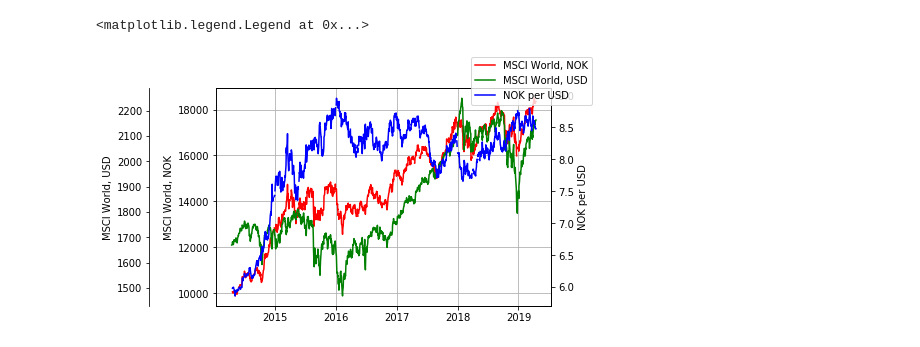
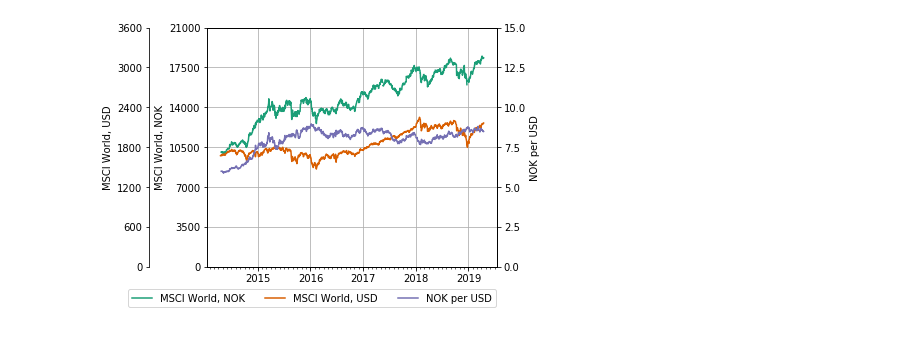
Before and after one commit to trulsedv/portfolio_benchmark, a Jupyter notebook: notebooks/portfolio_benchmark.ipynb, the cells around one changed output. Cells and saved outputs as stored; diff of their text form; code cells hidden in the pictures.

```diff
--- a/notebooks/portfolio_benchmark.ipynb
+++ b/notebooks/portfolio_benchmark.ipynb
@@ -11,8 +31,8 @@ df_msci_world.rename(columns={'WORLD Standard (Large+Mid Cap) ':'MSCI_World'}, i
 # %%
 icheck = lambda x, xlist: True if x in xlist else False
 
-index_msci_world = [icheck(x, df_currency.index) for x in df_MSCI_World.index]
-index_usd = [icheck(x, df_MSCI_World.index) for x in df_currency.index]
+index_msci_world = [icheck(x, df_currency.index) for x in df_msci_world.index]
+index_usd = [icheck(x, df_msci_world.index) for x in df_currency.index]
 
 usd_dates = df_currency.loc[index_usd, '1 USD']
 msci_world_dates = df_msci_world.loc[index_msci_world, 'MSCI_World']
@@ -40,28 +42,52 @@ Date
 # %%
 t = df.index
-msci_usd = df['MSCI_World']
-msci_nok = df['MSCI_World_NOK']
-usd_nok = df['1 USD']
+msci_usd = df['MSCI_World'].values
+msci_nok = df['MSCI_World_NOK'].values
+usd_nok = df['1 USD'].values
+# %%
+index_usd_lim_min = 0
+index_usd_lim_max = 3600
+
+index_nok_lim_min = 0
+index_nok_lim_max = 21000
+
+usd_nok_min = 0
+usd_nok_max = 15
 # %%
-fig, ax_msci_nok = plt.subplots()
+fig = plt.figure()
+ax_msci_nok = fig.add_axes([ax_left, ax_bottom, ax_width, ax_height])
 
 ax_msci_usd = ax_msci_nok.twinx()
 ax_usd_nok = ax_msci_nok.twinx()
 ax_msci_nok.grid()
 
 ax_msci_usd.spines["left"].set_position(("axes", -0.2))
 ax_msci_usd.yaxis.set_label_position('left')
 ax_msci_usd.yaxis.set_ticks_position('left')
 
-ax_msci_nok.plot(t, msci_nok, "r", label = 'MSCI World, NOK')
-ax_msci_usd.plot(t, msci_usd, "g", label = 'MSCI World, USD')
-ax_usd_nok.plot(t, usd_nok, "b", label = 'NOK per USD')
+ax_msci_nok.xaxis.set_major_locator(years)
+ax_msci_nok.xaxis.set_major_formatter(yearsFmt)
+ax_msci_nok.xaxis.set_minor_locator(months)
+
+ax_msci_usd.set_ylim([index_usd_lim_min, index_usd_lim_max])
+ax_msci_usd.set_yticks(list(np.linspace(index_usd_lim_min, index_usd_lim_max, n_yticks)))
+
+ax_msci_nok.set_ylim([index_nok_lim_min, index_nok_lim_max])
+ax_msci_nok.set_yticks(list(np.linspace(index_nok_lim_min, index_nok_lim_max, n_yticks)))
+
+ax_usd_nok.set_ylim([usd_nok_min, usd_nok_max])
+ax_usd_nok.set_yticks(list(np.linspace(usd_nok_min, usd_nok_max, n_yticks)))
+
+ax_msci_nok.plot(t, msci_nok, "#1b9e77", label = 'MSCI World, NOK')
+ax_msci_usd.plot(t, msci_usd, "#d95f02", label = 'MSCI World, USD')
+ax_usd_nok.plot(t, usd_nok, "#7570b3", label = 'NOK per USD')
 
 ax_msci_nok.set_ylabel("MSCI World, NOK")
 ax_msci_usd.set_ylabel("MSCI World, USD")
 ax_usd_nok.set_ylabel("NOK per USD")
 
-fig.legend()
+fig.legend(loc='lower center', bbox_to_anchor=(0.5, 0.0), ncol = n_col)
+
+fig.savefig(path_plot, dpi = plot_dpi)
 # %% [output]
-<matplotlib.legend.Legend at 0x...>
-[figure, old version]
+[figure, new version]
```
Also changed, not shown: parts of 3 cells of this notebook, 4 other files.
